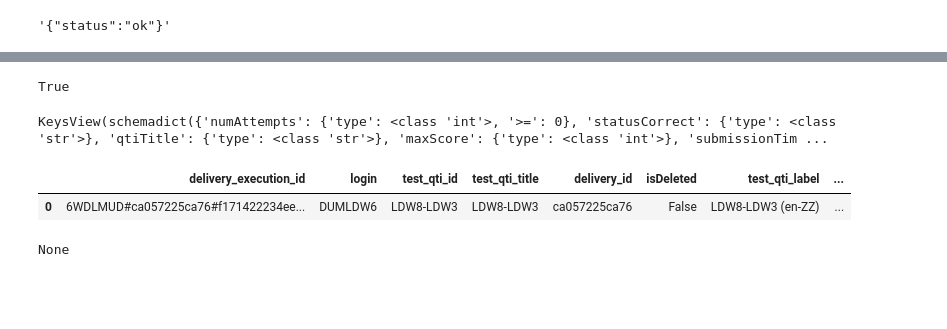
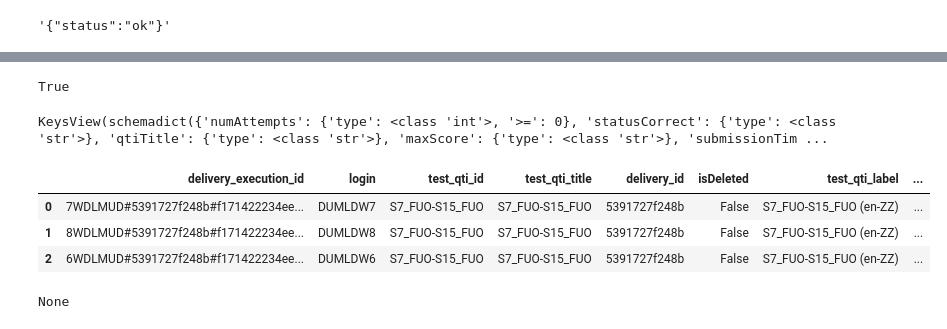
Before and after one commit to leonhead-acer/pisa2025-api-etl, a Jupyter notebook: Getting_started_with_Data_Extraction.ipynb, the cells around one changed output, grey strips where cells are left out. Drawn from its saved outputs; the diff is of its cells as text; code cells hidden in the pictures; blank space fills up the shorter version.

```diff
--- a/Getting_started_with_Data_Extraction.ipynb
+++ b/Getting_started_with_Data_Extraction.ipynb
@@ -371,6 +513,17 @@ def get_dat(resp):
 # %%
 # deliveries = ['40c59a1f04ed'] #FLA
-deliveries = ['ca057225ca76'] #LDW
+# deliveries = ['ca057225ca76'] #LDW
+# deliveries = del_tab.deliveryId[-10:]
+deliveries = [
+  'db328a265d14',
+  'e0a006c7d3e9',
+  'ae549e93a118',
+  '62d8fd246de4',
+  '296bcd832a12',
+  'db328a265d14',
+  '5cc5bc3e8b84',
+] # Science QTI and PCI items
+
 del_df = {}
 
 for dl in deliveries:
@@ -410,3 +563,11 @@ for dl in deliveries:
   url = "https://dynamic-query-api-pisa-qa.staging.gcp-eu.taocloud.org/api/v1/search/datastoreDeliveryResults"
   df = req_func(req_type='post',url=url,token=token, data=payload)
   del_df[dl] = df
+# %%
+for k,v in del_df.items():
+  filename = './data/deliveryResults_' + k + '.json'
+  json_data = api_json_extract(v, entity = k, options = None)
+  with open(filename, 'w') as output_data:
+    output_data.write(
+      json.dumps(json_data, ensure_ascii=False)
+    )
@@ -413,6 +644,6 @@ for dl in deliveries:
 # %%
 del_keys = list(del_df)
-raw_data = get_dat(api_json_extract(del_df[del_keys[0]], entity = del_keys[0], options = None))
+raw_data = get_dat(api_json_extract(del_df[del_keys[2]], entity = del_keys[2], options = None))
 raw_data.head(5)
 # %% [output]
 |  | delivery_execution_id | login | test_qti_id | test_qti_title | delivery_id | isDeleted | test_qti_label | ... |
@@ -458,11 +693,10 @@ keys = raw_data.raw_data[0].keys()
 values = [raw_data.raw_data[0][lab]['maxScore'] for lab in keys]
 # values = [json.loads(raw_data.raw_data[0][lab]['responses']['RESPONSE']['value'])['ts'] for lab in keys]
 res = dict(map(lambda i,j : (i,j) , keys,values))
+l = [isinstance(s,str) for k,s in res.items()]
+all(l)
+# %% [output]
+True
-# %%
-l = [isinstance(s,int) for k,s in res.items()]
-all(l)
-# %% [output]
-True
 # %%
 result_list = []
 for k, v in raw_data.raw_data.items():
@@ -507,7 +741,7 @@ schema = schemadict(
     "numAttempts": {"type": int, '>=': 0},
     "statusCorrect": {"type": str},
     'qtiTitle': {"type": str},
-    'maxScore': {"type": int},
+    'maxScore': {"type": str},
     'submissionTime': {"type": int},
     'qtiId': {"type": str},
     'qtiLabel': {"type": str},
@@ -532,7 +766,7 @@ schema = schemadict(
 
 schema.keys()
 # %% [output]
-KeysView(schemadict({'numAttempts': {'type': <class 'int'>, '>=': 0}, 'statusCorrect': {'type': <class 'str'>}, 'qtiTitle': {'type': <class 'str'>}, 'maxScore': {'type': <class 'int'>}, 'submissionTim ...
+KeysView(schemadict({'numAttempts': {'type': <class 'int'>, '>=': 0}, 'statusCorrect': {'type': <class 'str'>}, 'qtiTitle': {'type': <class 'str'>}, 'maxScore': {'type': <class 'str'>}, 'submissionTim ...
 # %%
 
 # Describe what kind of json you expect.
@@ -594,33 +828,35 @@ raw_resp_schema = {
 # %%
 import jsonschema
 from jsonschema import validate
 
 def validateJsonSchema(jsonData,schema):
     try:
       # validate(instance=jsonData, schema=schema)
-      schema.validate(jsonData)
+      # schema.validate(jsonData)
       schema.validate(list(raw_data.raw_data[0].values())[0])
     except TypeError as err:
       return False
     return True
 
 def json_structure(jsonData,schema):
   try:
     check = all({k: validateJsonSchema(v,schema) for k, v in jsonData.items()}.values())
     # check = validateJsonSchema(jsonData)
   except ValueError as err:
     return False
   return check
 
 raw_data['item_json_schema'] = raw_data.apply(
   lambda d: json_structure(d['raw_data'],schema),
   axis = 1
 )
 
 raw_data.head(5)
 # %% [output]
 |  | delivery_execution_id | login | test_qti_id | test_qti_title | delivery_id | isDeleted | test_qti_label | ... |
-| 0 | 6WDLMUD#ca057225ca76#f171422234ee... | DUMLDW6 | LDW8-LDW3 | LDW8-LDW3 | ca057225ca76 | False | LDW8-LDW3 (en-ZZ) | ... |
+| 0 | 7WDLMUD#5391727f248b#f171422234ee... | DUMLDW7 | S7_FUO-S15_FUO | S7_FUO-S15_FUO | 5391727f248b | False | S7_FUO-S15_FUO (en-ZZ) | ... |
+| 1 | 8WDLMUD#5391727f248b#f171422234ee... | DUMLDW8 | S7_FUO-S15_FUO | S7_FUO-S15_FUO | 5391727f248b | False | S7_FUO-S15_FUO (en-ZZ) | ... |
+| 2 | 6WDLMUD#5391727f248b#f171422234ee... | DUMLDW6 | S7_FUO-S15_FUO | S7_FUO-S15_FUO | 5391727f248b | False | S7_FUO-S15_FUO (en-ZZ) | ... |
 # %%
 outcome = schema.validate(list(raw_data.raw_data[0].values())[0])
 print(outcome)
```
Also changed, not shown: parts of 17 cells of this notebook.
